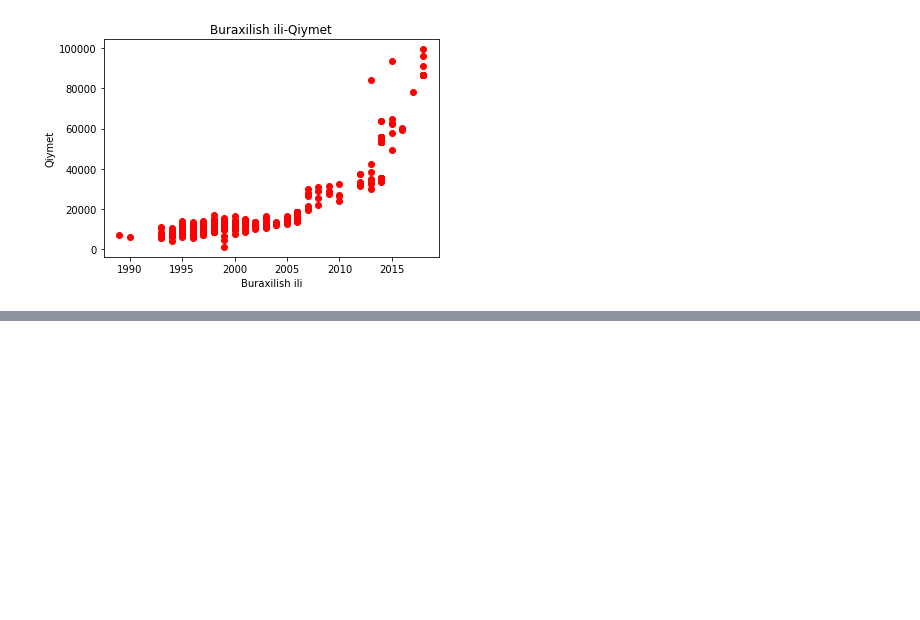
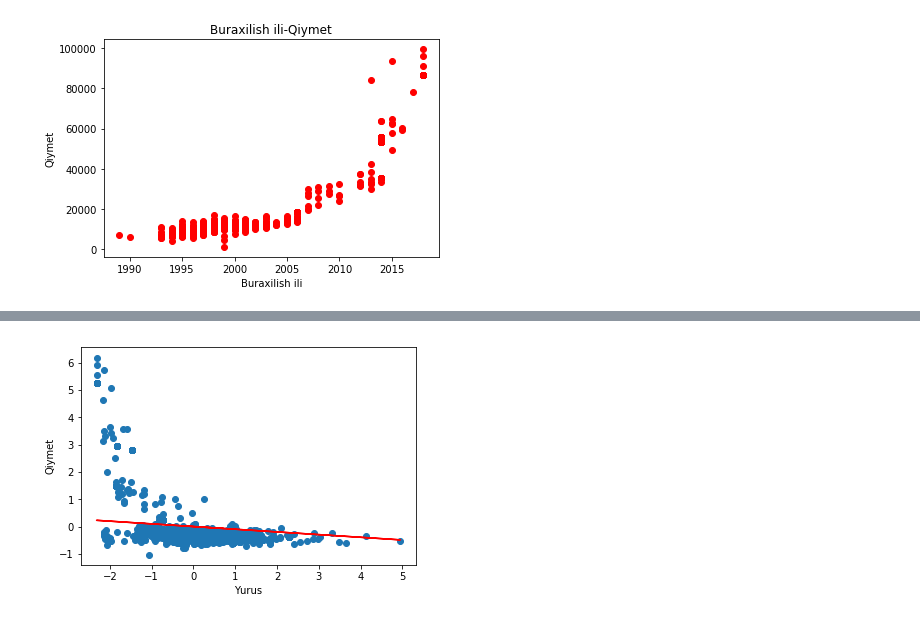
Before and after one commit to Musadiq-Aliyev/Linear-Regression, a Jupyter notebook: Linear Regression.ipynb, the cells around one changed output, grey strips where cells are left out. Saved outputs shown, nothing was run; the diff lists cells and outputs as text; code cells hidden in the pictures; blank space fills up the shorter version.

```diff
--- a/Linear Regression.ipynb
+++ b/Linear Regression.ipynb
@@ -53,0 +63,5 @@ plt.show()
+# %%
+#normalize data
+il=(il-il.mean())/il.std()
+yurus=(yurus-yurus.mean())/yurus.std()
+qiymet=(qiymet-qiymet.mean())/qiymet.std()
@@ -53,0 +124,16 @@ plt.show()
+# %%
+#Yurus vs Qiymet
+plt.scatter(yurus,qiymet)
+plt.xlabel('Yurus')
+plt.ylabel('Qiymet')
+#plt.title('Cost at each iteration')
+
+pred=newT[1]*yurus+newT[0]
+
+
+
+plt.plot(yurus,pred,color='r')
+
+plt.show()
+# %% [output]
+[figure, added]
```
Also changed, not shown: parts of 18 cells of this notebook, 2 other files.
